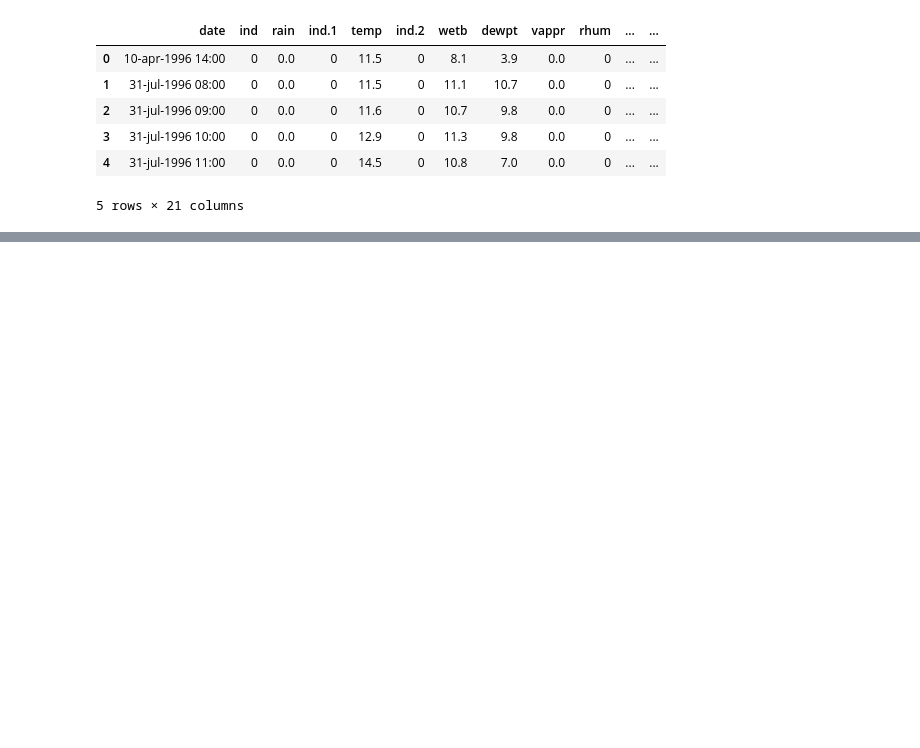
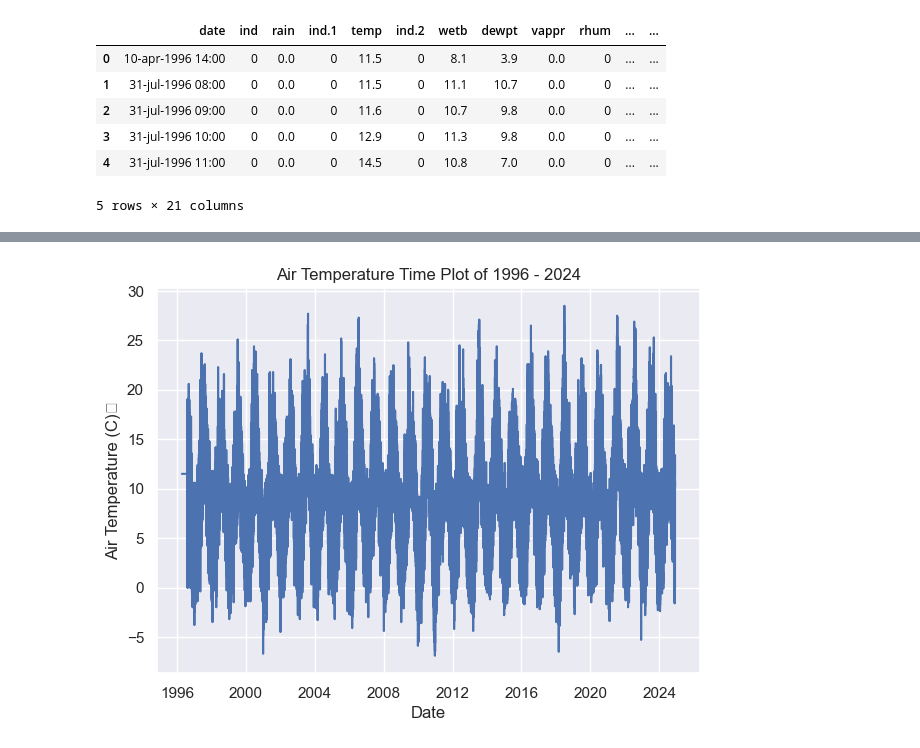
Before and after one commit to Gtalen/PFDA, a Jupyter notebook: pfda_assignment/assignment_6_weather.ipynb, the cells around one changed output, grey strips where cells are left out. Drawn from its saved outputs; the diff is of its cells as text; code cells hidden in the pictures; blank space fills up the shorter version.

```diff
--- a/pfda_assignment/assignment_6_weather.ipynb
+++ b/pfda_assignment/assignment_6_weather.ipynb
@@ -49,0 +208,11 @@ df.head(5) #displays the first 5 rows
+# %%
+# Time plot of temperature
+plt.figure(figsize=(7, 5))
+sns.lineplot(data=df, x='date', y='temp')
+plt.xlabel('Date')
+plt.ylabel('Air Temperature (C)	')
+plt.title('Air Temperature Time Plot of 1996 - 2024')
+plt.grid(True)
+plt.show()
+# %% [output]
+[figure, added]
```
Also changed, not shown: parts of 21 cells of this notebook, 2 other files.
